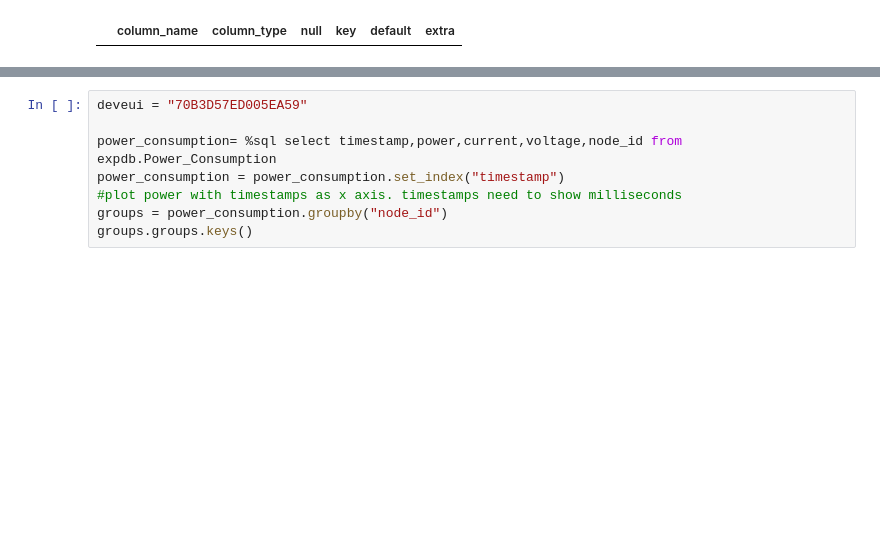
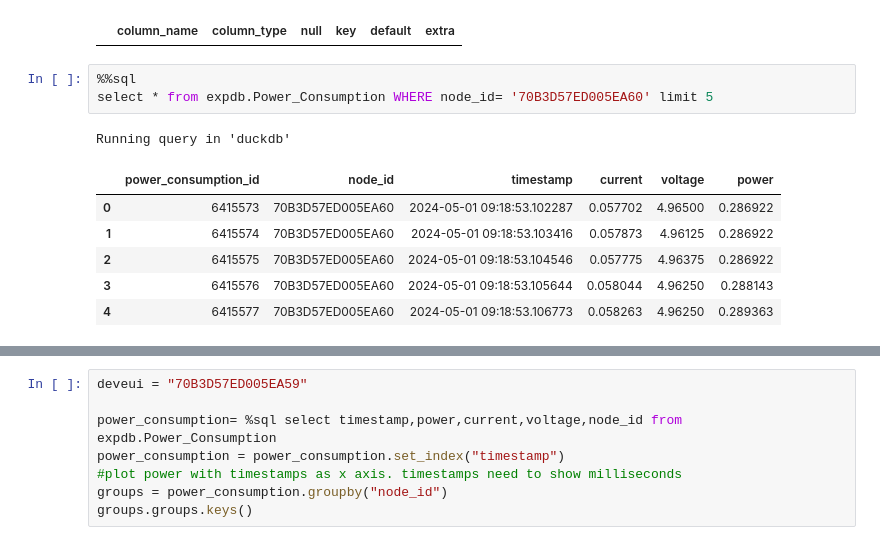
Before and after one commit to FlapKap/Terra-experiments, a Jupyter notebook: experiment/visualize.ipynb, the cells around one changed output, grey strips where cells are left out. Drawn from its saved outputs; the diff is of its cells as text; blank space fills up the shorter version.

```diff
--- a/experiment/visualize.ipynb
+++ b/experiment/visualize.ipynb
@@ -96,6 +86,17 @@ DESCRIBE expdb.Trace
 # %% [output]
 Running query in 'duckdb'
 |  | column_name | column_type | null | key | default | extra |
+# %%
+%%sql
+select * from expdb.Power_Consumption WHERE node_id= '70B3D57ED005EA60' limit 5
+# %% [output]
+Running query in 'duckdb'
+|  | power_consumption_id | node_id | timestamp | current | voltage | power |
+| 0 | 6415573 | 70B3D57ED005EA60 | 2024-05-01 09:18:53.102287 | 0.057702 | 4.96500 | 0.286922 |
+| 1 | 6415574 | 70B3D57ED005EA60 | 2024-05-01 09:18:53.103416 | 0.057873 | 4.96125 | 0.286922 |
+| 2 | 6415575 | 70B3D57ED005EA60 | 2024-05-01 09:18:53.104546 | 0.057775 | 4.96375 | 0.286922 |
+| 3 | 6415576 | 70B3D57ED005EA60 | 2024-05-01 09:18:53.105644 | 0.058044 | 4.96250 | 0.288143 |
+| 4 | 6415577 | 70B3D57ED005EA60 | 2024-05-01 09:18:53.106773 | 0.058263 | 4.96250 | 0.289363 |
 # %%
 
 timestamps= %sql select timestamp from expdb.Power_Consumption
```
Also changed, not shown: parts of 36 cells of this notebook.
